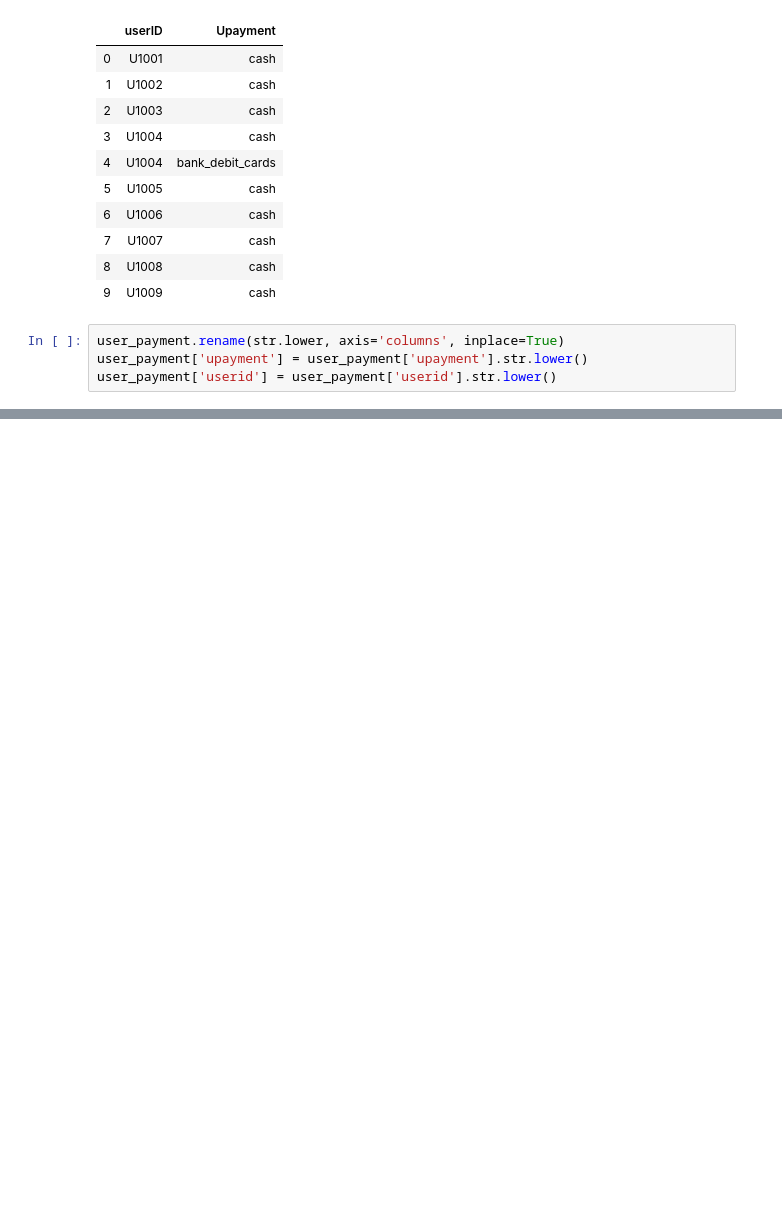
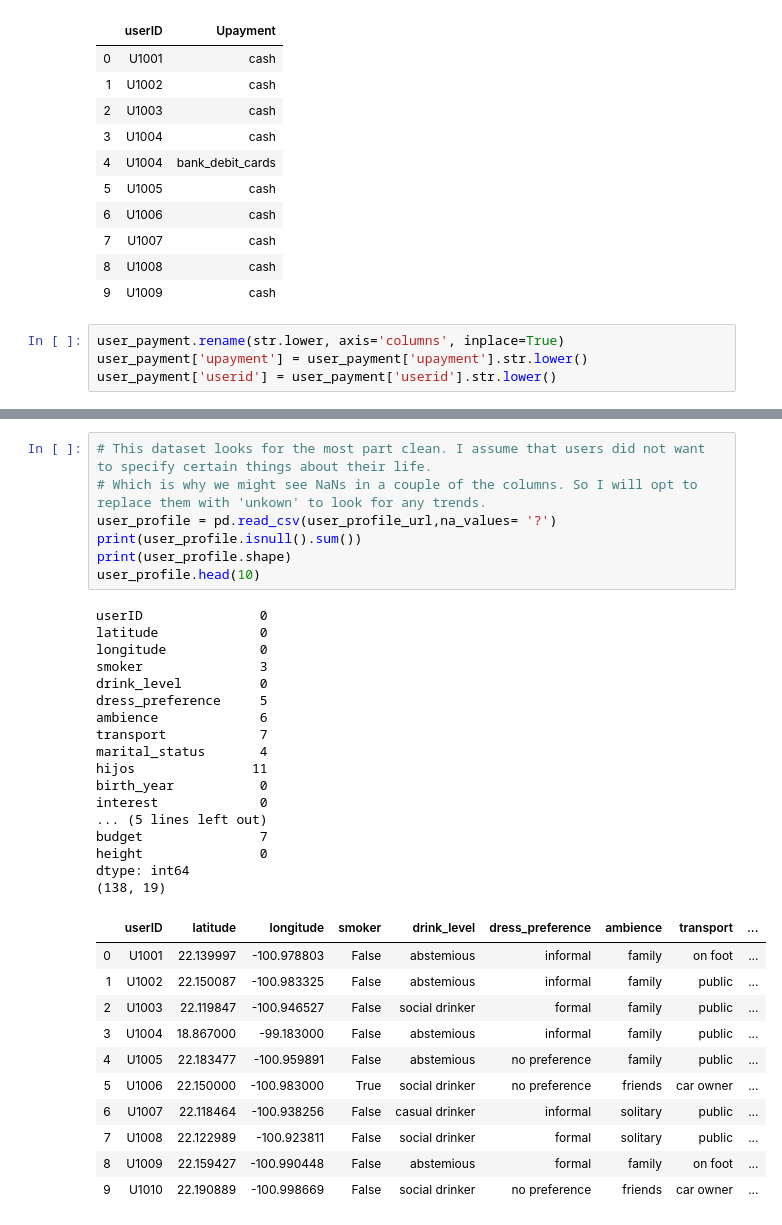
Before and after one commit to JeanFraga/DS8-Build_Week-1, a Jupyter notebook: notebooks/Restaurant Data with Consumer Ratings Features.ipynb, the cells around one changed output, grey strips where cells are left out. Cells and saved outputs as stored; diff of their text form; blank space fills up the shorter version.

```diff
--- a/notebooks/Restaurant Data with Consumer Ratings Features.ipynb
+++ b/notebooks/Restaurant Data with Consumer Ratings Features.ipynb
@@ -456,0 +558,36 @@ japan_credit_bureau has no values
+# %%
+# This dataset looks for the most part clean. I assume that users did not want to specify certain things about their life.
+# Which is why we might see NaNs in a couple of the columns. So I will opt to replace them with 'unkown' to look for any trends.
+user_profile = pd.read_csv(user_profile_url,na_values= '?')
+print(user_profile.isnull().sum())
+print(user_profile.shape)
+user_profile.head(10)
+# %% [output]
+userID               0
+latitude             0
+longitude            0
+smoker               3
+drink_level          0
+dress_preference     5
+ambience             6
+transport            7
+marital_status       4
+hijos               11
+birth_year           0
+interest             0
+... (5 lines left out)
+budget               7
+height               0
+dtype: int64
+(138, 19)
+|  | userID | latitude | longitude | smoker | drink_level | dress_preference | ambience | transport | ... |
+| 0 | U1001 | 22.139997 | -100.978803 | False | abstemious | informal | family | on foot | ... |
+| 1 | U1002 | 22.150087 | -100.983325 | False | abstemious | informal | family | public | ... |
+| 2 | U1003 | 22.119847 | -100.946527 | False | social drinker | formal | family | public | ... |
+| 3 | U1004 | 18.867000 | -99.183000 | False | abstemious | informal | family | public | ... |
+| 4 | U1005 | 22.183477 | -100.959891 | False | abstemious | no preference | family | public | ... |
+| 5 | U1006 | 22.150000 | -100.983000 | True | social drinker | no preference | friends | car owner | ... |
+| 6 | U1007 | 22.118464 | -100.938256 | False | casual drinker | informal | solitary | public | ... |
+| 7 | U1008 | 22.122989 | -100.923811 | False | social drinker | formal | solitary | public | ... |
+| 8 | U1009 | 22.159427 | -100.990448 | False | abstemious | formal | family | on foot | ... |
+| 9 | U1010 | 22.190889 | -100.998669 | False | social drinker | no preference | friends | car owner | ... |
```
Also changed, not shown: parts of 26 cells of this notebook, 1 other file.
